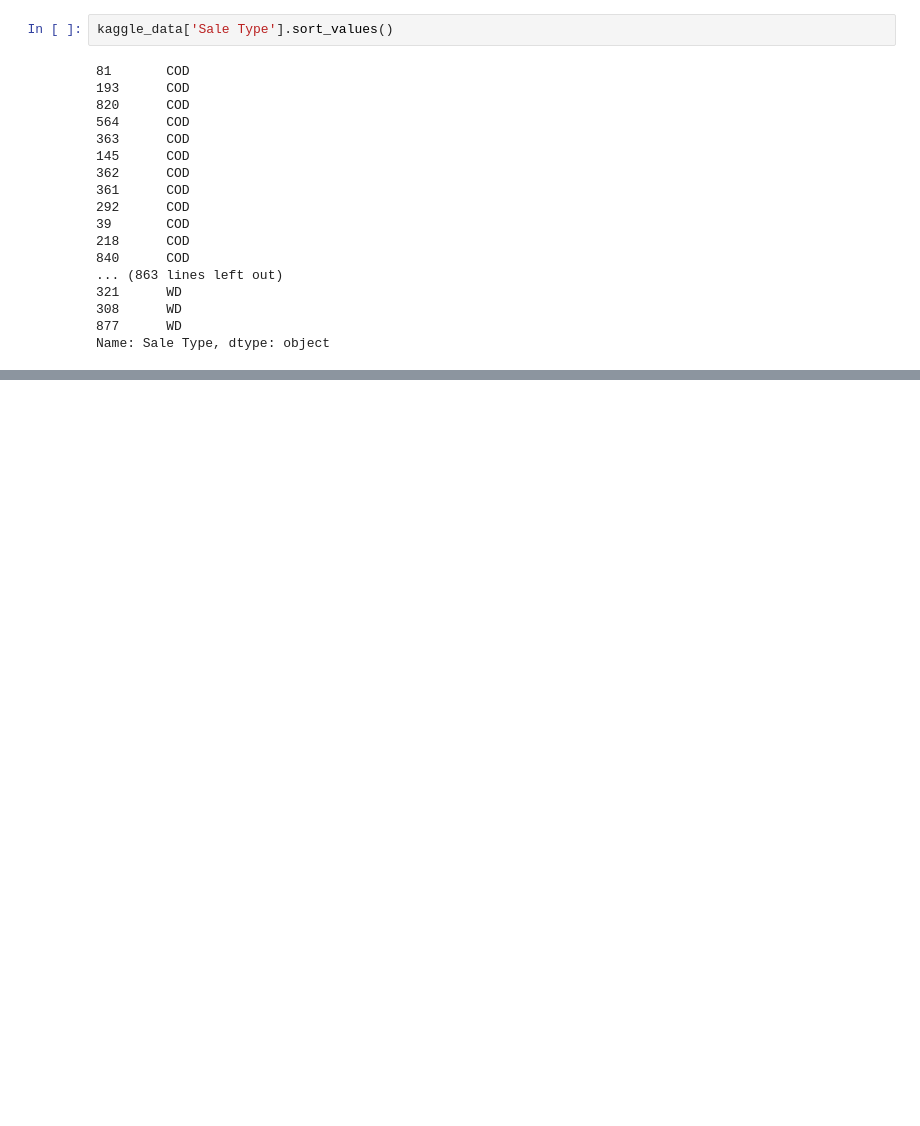
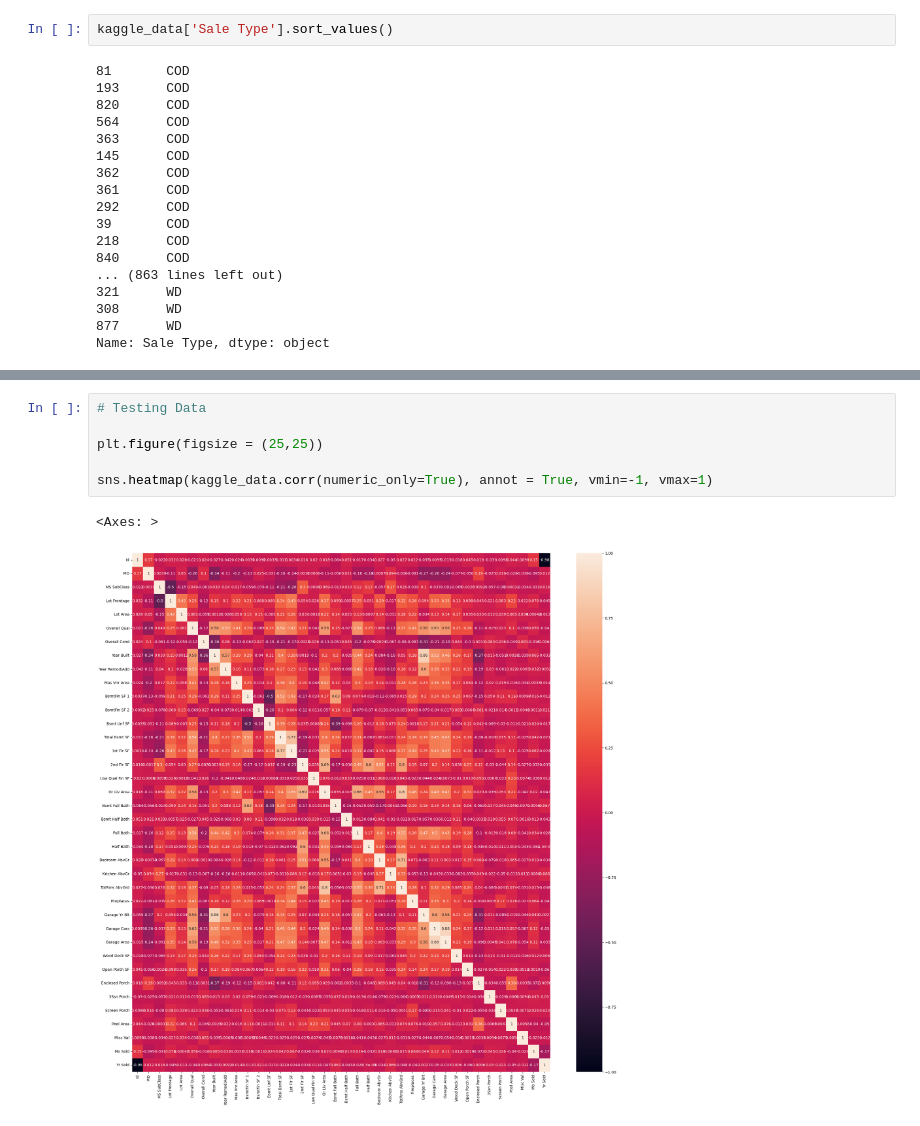
Before and after one commit to BenjaminRocco/GA_Project_2, a Jupyter notebook: KagSub1.ipynb, the cells around one changed output, grey strips where cells are left out. Cells and saved outputs as stored; diff of their text form; blank space fills up the shorter version.

```diff
--- a/KagSub1.ipynb
+++ b/KagSub1.ipynb
@@ -134,0 +128,9 @@ If one not the other, value down (i.e. built but never remodeled)
+# %%
+# Testing Data
+
+plt.figure(figsize = (25,25))
+
+sns.heatmap(kaggle_data.corr(numeric_only=True), annot = True, vmin=-1, vmax=1)
+# %% [output]
+<Axes: >
+[figure, added]
```
Also changed, not shown: parts of 11 cells of this notebook.
